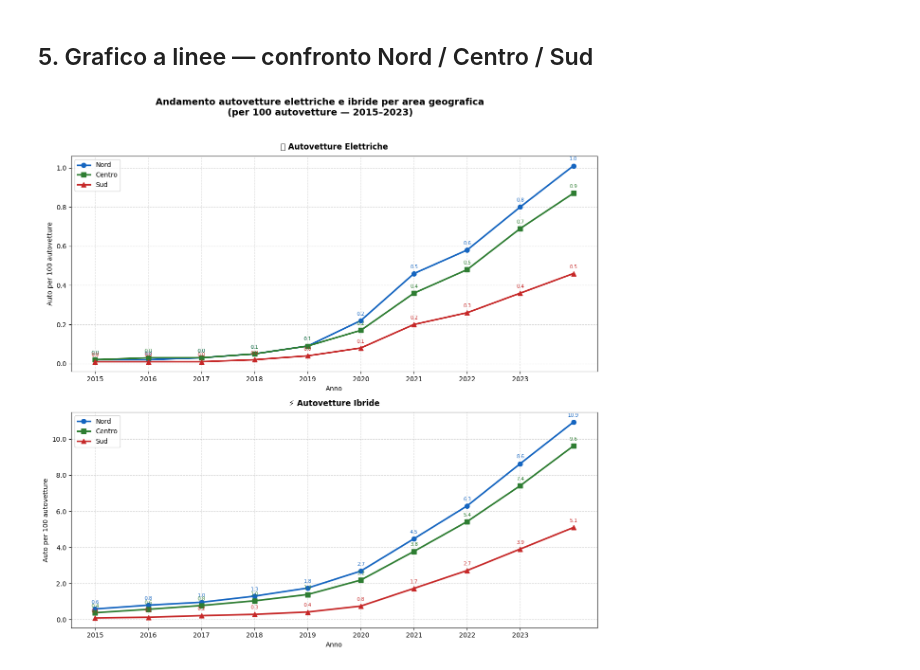
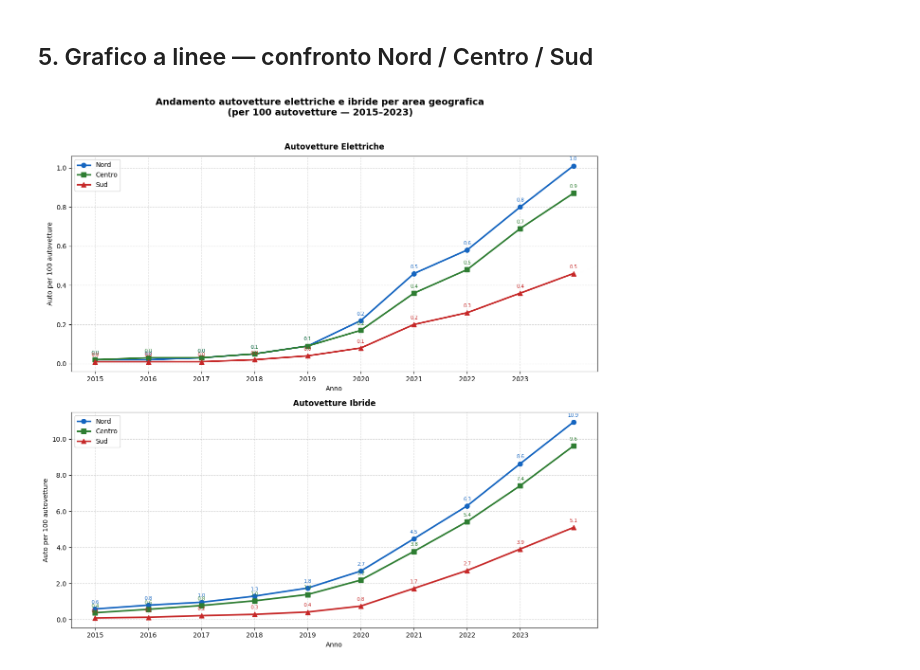
Before and after one commit to MarcoB27/data_visualization, a Jupyter notebook: script/elettriche_e_ibride_nord_vs_sud.ipynb, the cells around one changed output. Saved outputs shown, nothing was run; the diff lists cells and outputs as text; code cells hidden in the pictures.

```diff
--- a/script/elettriche_e_ibride_nord_vs_sud.ipynb
+++ b/script/elettriche_e_ibride_nord_vs_sud.ipynb
@@ -70,38 +70,38 @@ fig.suptitle(
     fontsize=14, fontweight='bold', y=0.98
 )
 
-titoli   = ['🔋 Autovetture Elettriche', '⚡ Autovetture Ibride']
+titoli   = ['Autovetture Elettriche', 'Autovetture Ibride']
 datasets = [df_el_aree, df_hy_aree]
 
 for ax, df, titolo in zip(axes, datasets, titoli):
     for area in aree:
         dati = df[df['Territorio'] == area].sort_values('TIME_PERIOD')
         ax.plot(
             dati['TIME_PERIOD'], dati['Osservazione'],
             label=area,
             color=colori[area],
             marker=markers[area],
             linewidth=2.5,
             markersize=7
         )
         # Etichette valori sui punti
         for _, row in dati.iterrows():
             ax.annotate(
                 f"{row['Osservazione']:.1f}",
                 xy=(row['TIME_PERIOD'], row['Osservazione']),
                 xytext=(0, 8), textcoords='offset points',
                 ha='center', fontsize=7.5, color=colori[area]
             )
 
     ax.set_title(titolo, fontsize=12, fontweight='bold', pad=10)
     ax.set_xlabel('Anno', fontsize=10)
     ax.set_ylabel('Auto per 100 autovetture', fontsize=10)
     ax.set_xticks(range(2015, 2024))
     ax.legend(fontsize=10, loc='upper left')
     ax.grid(True, linestyle='--', alpha=0.5)
     ax.yaxis.set_major_formatter(mticker.FormatStrFormatter('%.1f'))
 
 plt.tight_layout(rect=[0, 0, 1, 0.96])
 plt.show()
 # %% [output]
-[figure, old version]
+[figure, new version]
```
Also changed, not shown: 2 other files.
